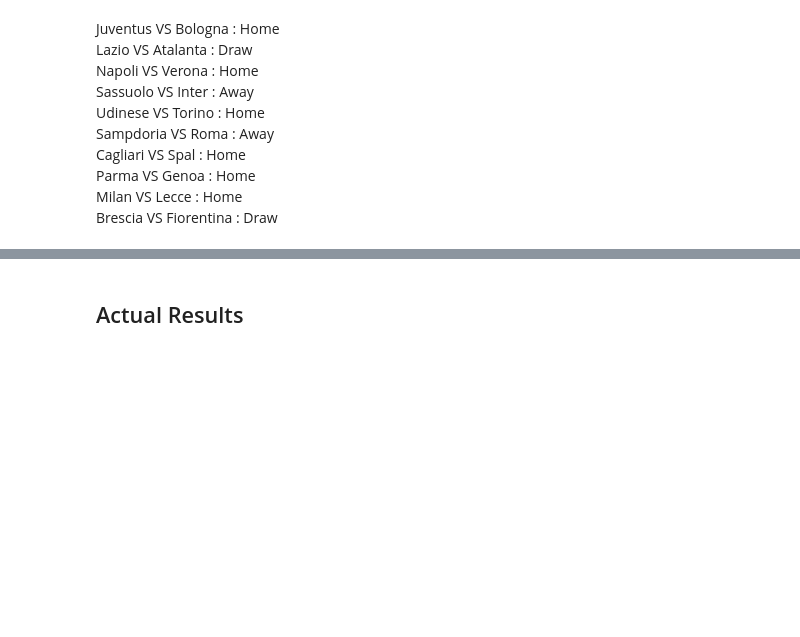
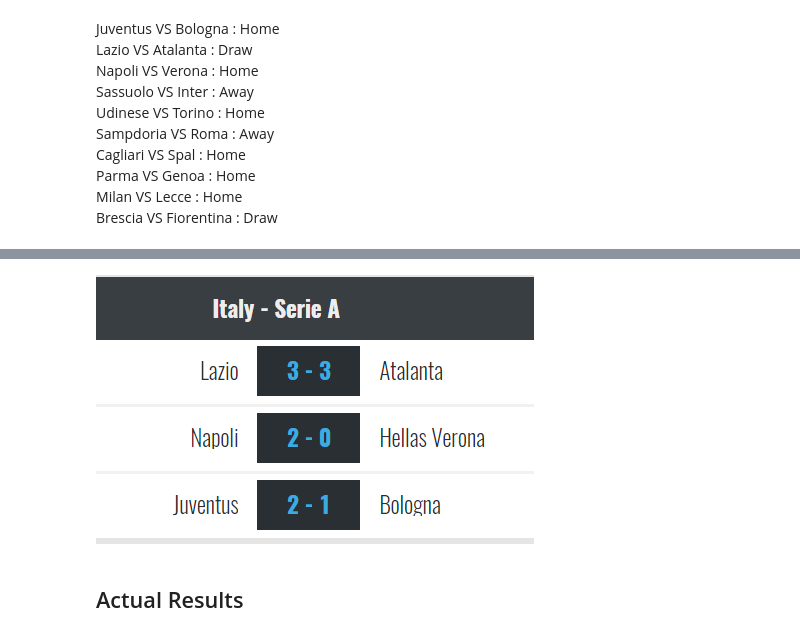
Before and after one commit to MatthewVella98/DataScience, a Jupyter notebook: Football Predictor/Football Predictor.ipynb, the cells around one changed output, grey strips where cells are left out. Cells and saved outputs as stored; diff of their text form; code cells hidden in the pictures; blank space fills up the shorter version.

Commit message:
Image Problem not loading fixed.
Image was not laoding. Code was updated.

```diff
--- a/Football Predictor/Football Predictor.ipynb
+++ b/Football Predictor/Football Predictor.ipynb
@@ -252,2 +254,6 @@ from IPython.display import Image
+# %%
+Image(filename='Results1.png')
+# %% [output]
+[figure, added]
 # %% [markdown]
 ## Actual Results
```
Also changed, not shown: parts of 3 cells of this notebook.
